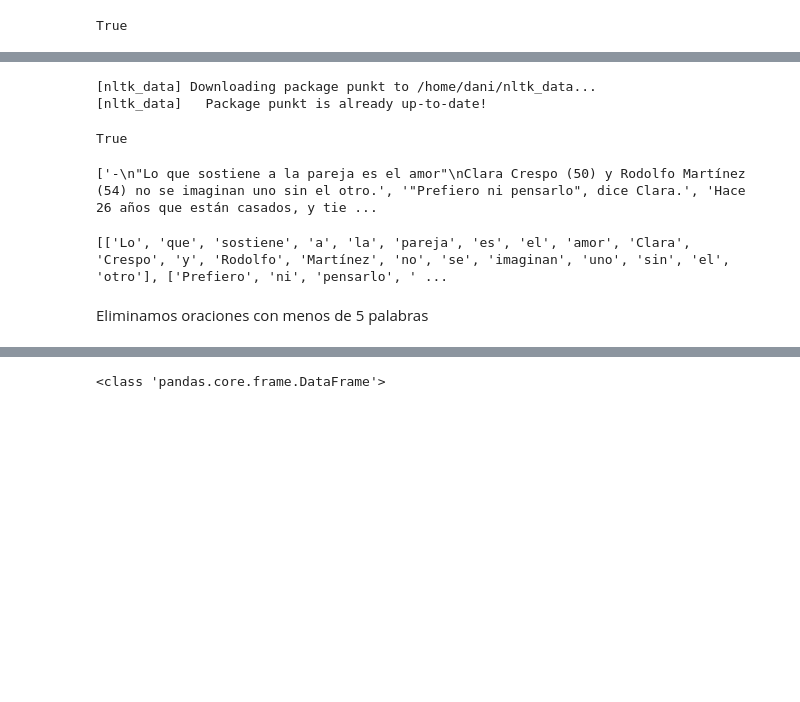
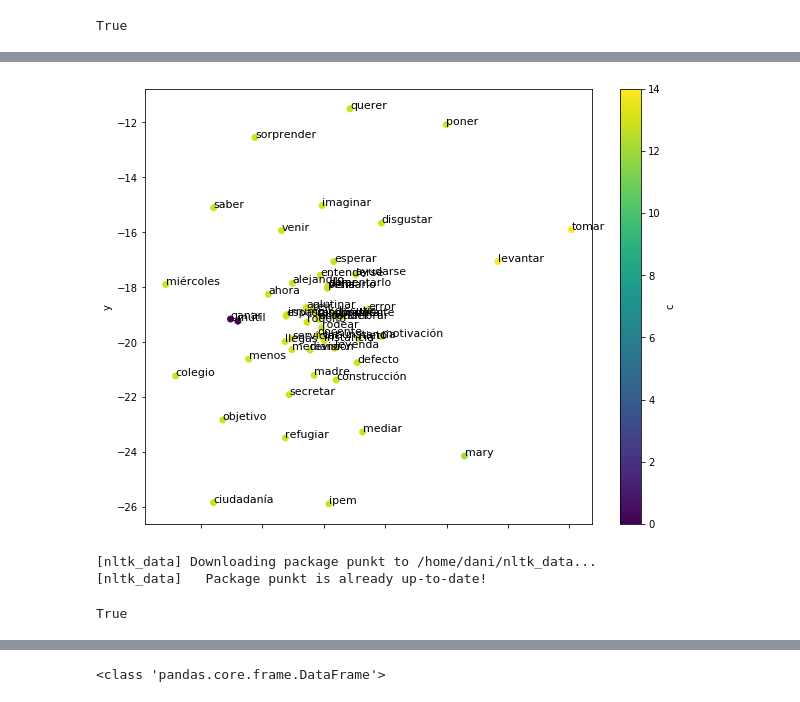
Before and after one commit to danibosch/word_clustering, a Jupyter notebook: clustering.ipynb, the cells around one changed output, grey strips where cells are left out. Saved outputs shown, nothing was run; the diff lists cells and outputs as text; code cells hidden in the pictures; blank space fills up the shorter version.

```diff
--- a/clustering.ipynb
+++ b/clustering.ipynb
@@ -249,17 +276,22 @@ plot_region(x_bounds=(10, 30), y_bounds=(-20, 0))
+# %%
+def plot_region_cluster(x_bounds, y_bounds):
+    slice = pointscluster[
+        (x_bounds[0] <= pointscluster.x) &
+        (pointscluster.x <= x_bounds[1]) &
+        (y_bounds[0] <= pointscluster.y) &
+        (pointscluster.y <= y_bounds[1])
+    ]
+
+    ax = slice.plot.scatter(x='x', y='y', c='c', cmap='viridis', s=35, figsize=(10, 8))
+    for i, point in slice.iterrows():
+        ax.text(point.x + 0.005, point.y + 0.005, point.word, fontsize=11)
+# %%
+plot_region_cluster(x_bounds=(0, 20), y_bounds=(-30, -10))
+# %% [output]
+[figure, added]
 # %%
 nltk.download('punkt')
 # %% [output]
 [nltk_data] Downloading package punkt to /home/dani/nltk_data...
 [nltk_data]   Package punkt is already up-to-date!
 True
-# %%
-text_file = open("lavoztextodump.txt", "r")
-dataset = text_file.read()
-text_file.close()
-
-tokenizer = nltk.data.load('tokenizers/punkt/spanish.pickle')
-sentences = tokenizer.tokenize(dataset)
-
-print(sentences[:30])
-# %% [output]
-['-\n"Lo que sostiene a la pareja es el amor"\nClara Crespo (50) y Rodolfo Martínez (54) no se imaginan uno sin el otro.', '"Prefiero ni pensarlo", dice Clara.', 'Hace 26 años que están casados, y tie ...
@@ -271,10 +297,0 @@ def sentence_to_wordlist(raw):
-# %%
-tokens = []
-for sentence in sentences:
-    tokens.append(sentence_to_wordlist(sentence))
-
-print(tokens[:10])
-# %% [output]
-[['Lo', 'que', 'sostiene', 'a', 'la', 'pareja', 'es', 'el', 'amor', 'Clara', 'Crespo', 'y', 'Rodolfo', 'Martínez', 'no', 'se', 'imaginan', 'uno', 'sin', 'el', 'otro'], ['Prefiero', 'ni', 'pensarlo', ' ...
-# %% [markdown]
-Eliminamos oraciones con menos de 5 palabras
```
Also changed, not shown: parts of 40 cells of this notebook.
